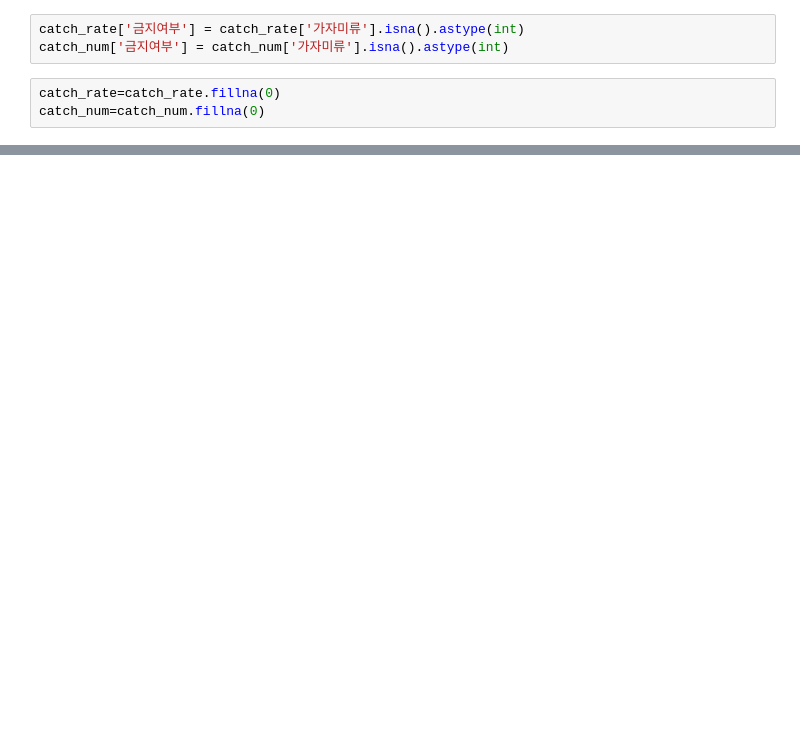
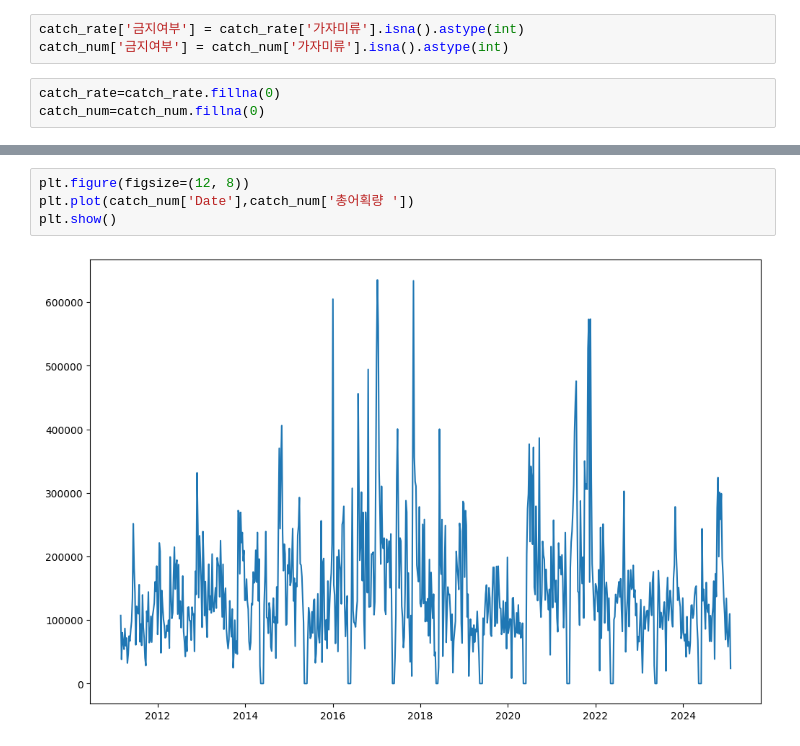
Before and after one commit to GUKHOJeong/Ocean_Project, a Jupyter notebook: data/clust.ipynb, the cells around one changed output, grey strips where cells are left out. Saved outputs shown, nothing was run; the diff lists cells and outputs as text; blank space fills up the shorter version.

```diff
--- a/data/clust.ipynb
+++ b/data/clust.ipynb
@@ -31,2 +110,8 @@ catch_num=catch_num.fillna(0)
+# %%
+plt.figure(figsize=(12, 8))
+plt.plot(catch_num['Date'],catch_num['총어획량 '])
+plt.show()
+# %% [output]
+[figure, added]
 # %%
 catch_rate.groupby('금지여부').count()
```
Also changed, not shown: parts of 32 cells of this notebook, 3 other files.
